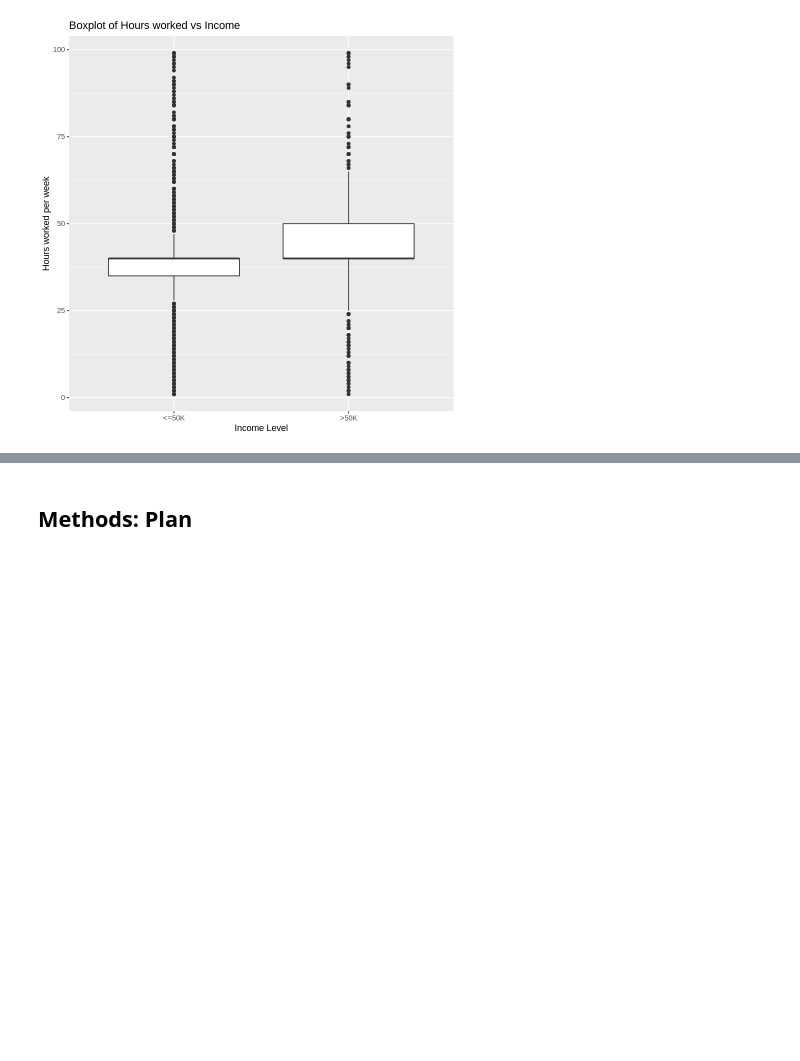
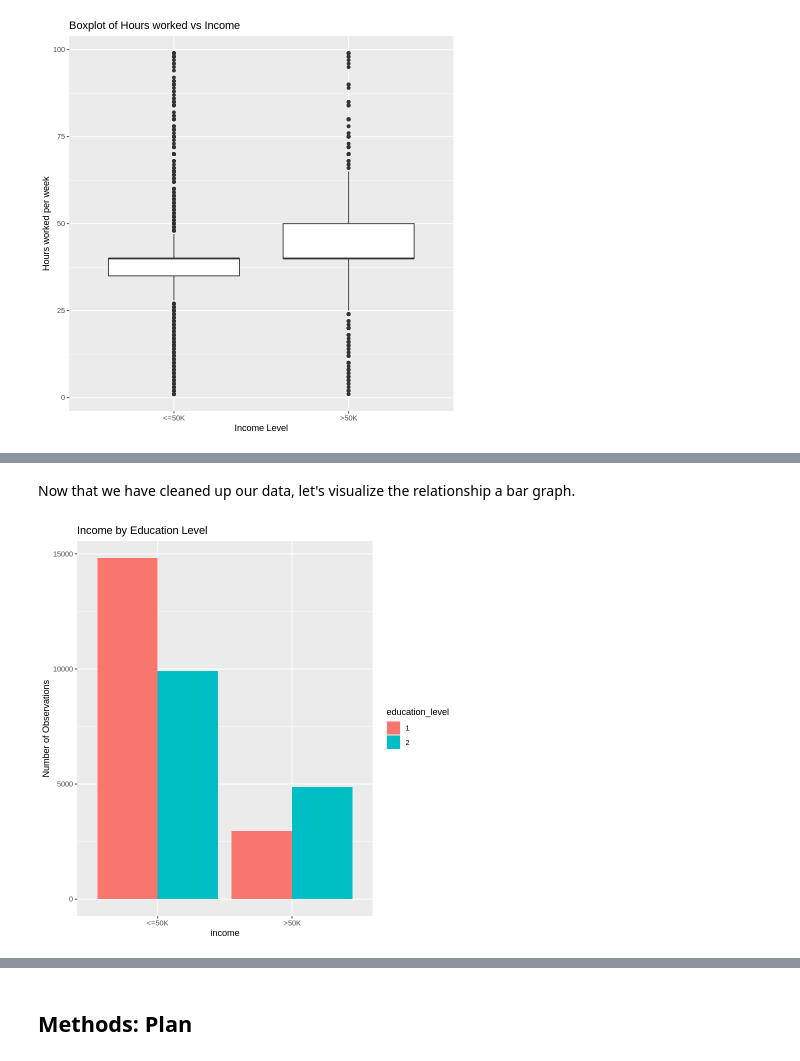
Before and after one commit to ggzggzggzggz/stat-201-2023w1-group-019, a Jupyter notebook: proposal_project.ipynb, the cells around one changed output, grey strips where cells are left out. Cells and saved outputs as stored; diff of their text form; code cells hidden in the pictures; blank space fills up the shorter version.

```diff
--- a/proposal_project.ipynb
+++ b/proposal_project.ipynb
@@ -152,0 +152,13 @@ The estimate for mean of hours worked per week for people with an income greater
+# %%
+work_data_income_edu <- work_data |>
+select(income, education) |>
+#Below, we use the function ifelse with mutate;
+# this will change values that correspond to post-secondary education to "2" and
+#  all other values to "1".
+mutate(education_level = ifelse(education %in% c("Bachelors",
+                                               "Some-college",
+                                               "Masters",
+                                               "Doctorate"),
+                                "2", "1")) |>
+select(-education)
+head(work_data_edu_hours)
@@ -152,0 +175,12 @@ The estimate for mean of hours worked per week for people with an income greater
+# %% [markdown]
+Now that we have cleaned up our data, let's visualize the relationship a bar graph.
+# %%
+#Creating and displaying the bar graph
+bar_work_data_income_edu <- work_data_income_edu |>
+ggplot(aes(income, after_stat(count))) +
+geom_bar(aes(fill = education_level), position = "dodge") +
+labs(y = "Number of Observations", title = "Income by Education Level")
+
+bar_work_data_income_edu
+# %% [output]
+[figure, added]
```
Also changed, not shown: parts of 20 cells of this notebook.
